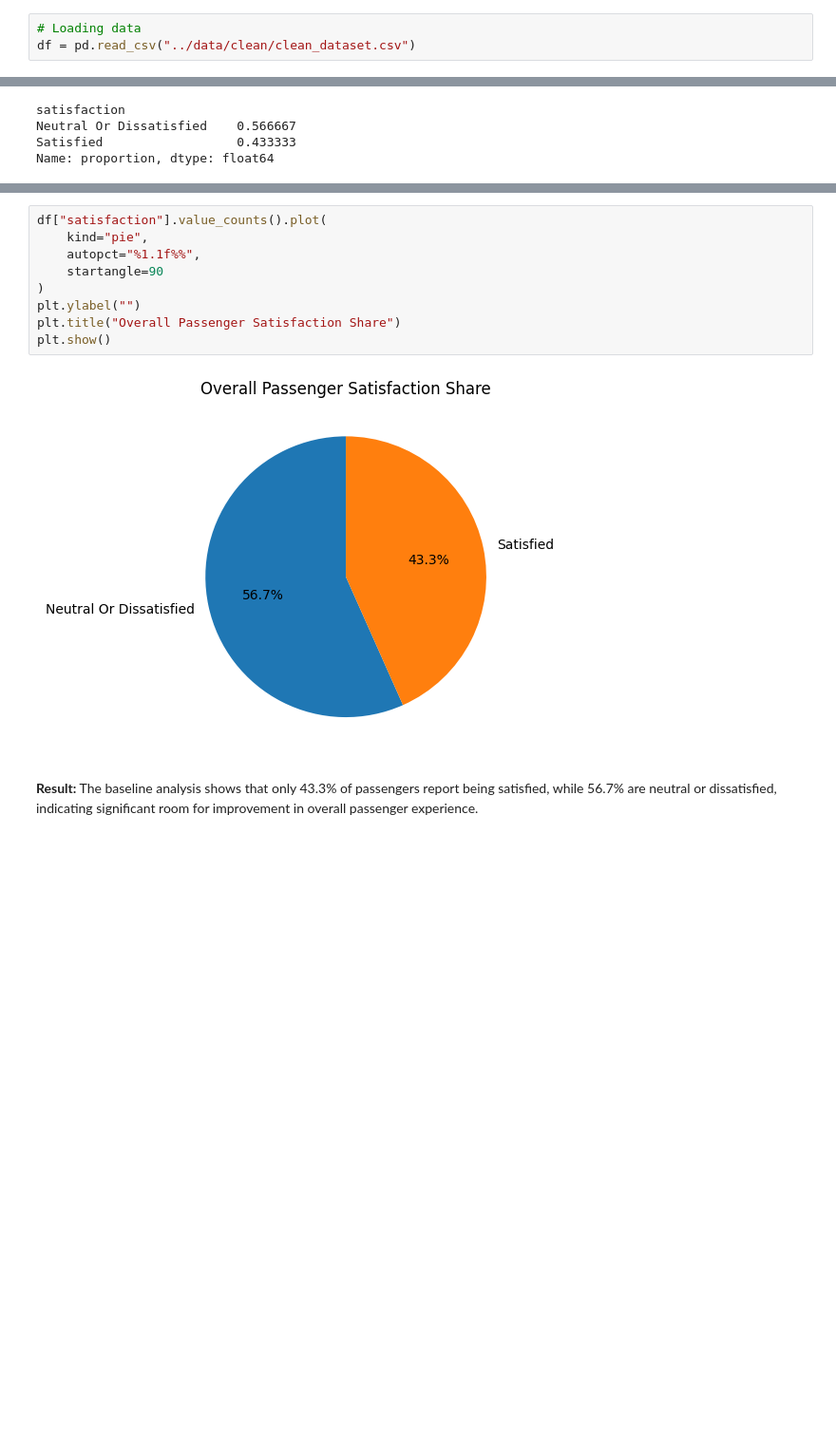
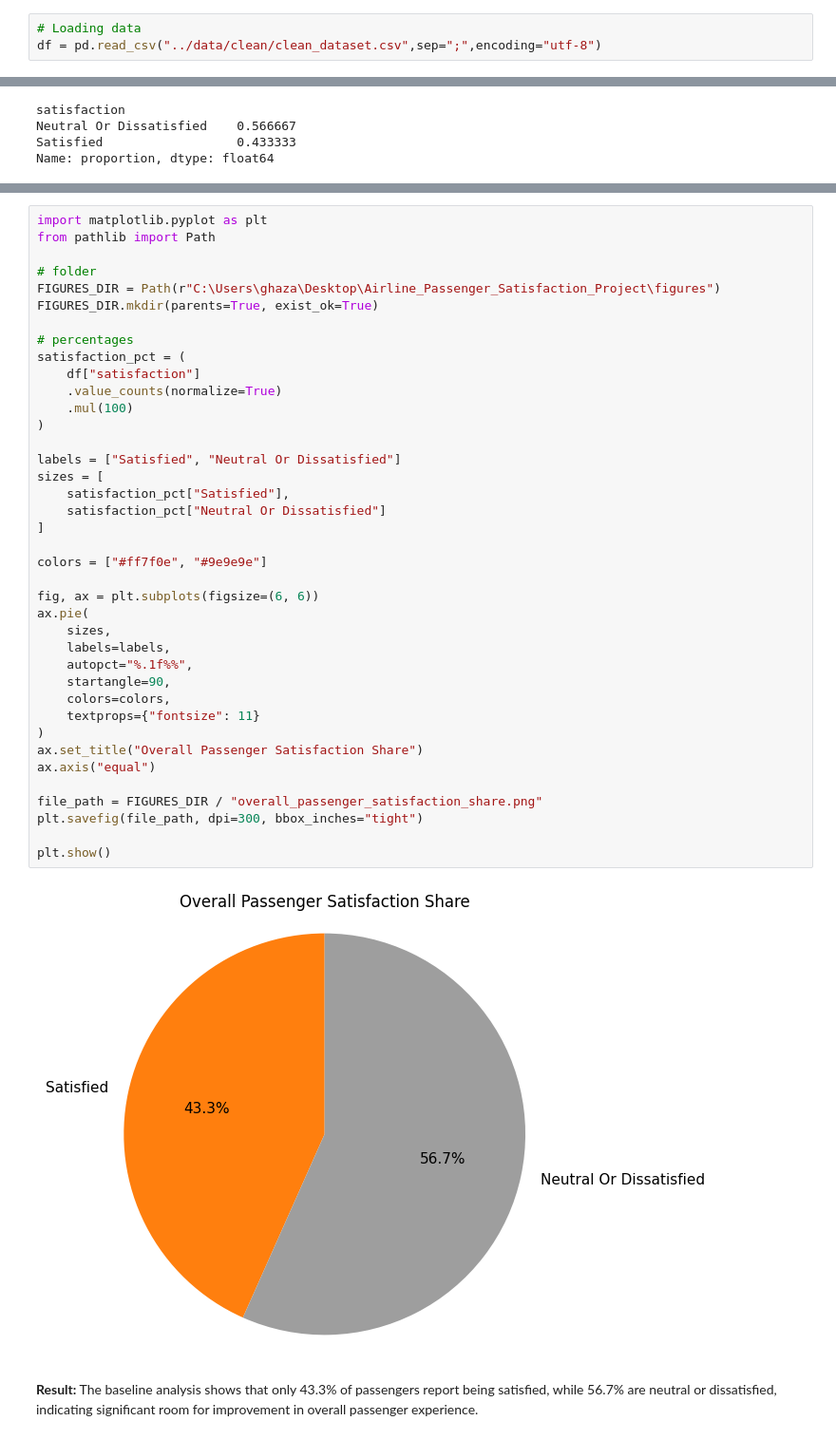
Before and after one commit to ghazal-hassanzadeh/Airline_Passenger_Satisfaction_Project, a Jupyter notebook: notebooks/EDA.ipynb, the cells around one changed output, grey strips where cells are left out. Shown at 95% size. Saved outputs shown, nothing was run; the diff lists cells and outputs as text; blank space fills up the shorter version.

```diff
--- a/notebooks/EDA.ipynb
+++ b/notebooks/EDA.ipynb
@@ -10,7 +10,7 @@ import matplotlib.pyplot as plt
 import seaborn as sns
 # %%
 # Loading data
-df = pd.read_csv("../data/clean/clean_dataset.csv")
+df = pd.read_csv("../data/clean/clean_dataset.csv",sep=";",encoding="utf-8")
 # %%
 df.shape
 # %% [output]
@@ -76,14 +114,44 @@ plt.show()
 # %%
-df["satisfaction"].value_counts().plot(
-    kind="pie",
-    autopct="%1.1f%%",
-    startangle=90
+import matplotlib.pyplot as plt
+from pathlib import Path
+
+# folder
+FIGURES_DIR = Path(r"C:\Users\ghaza\Desktop\Airline_Passenger_Satisfaction_Project\figures")
+FIGURES_DIR.mkdir(parents=True, exist_ok=True)
+
+# percentages
+satisfaction_pct = (
+    df["satisfaction"]
+    .value_counts(normalize=True)
+    .mul(100)
 )
-plt.ylabel("")
-plt.title("Overall Passenger Satisfaction Share")
+
+labels = ["Satisfied", "Neutral Or Dissatisfied"]
+sizes = [
+    satisfaction_pct["Satisfied"],
+    satisfaction_pct["Neutral Or Dissatisfied"]
+]
+
+colors = ["#ff7f0e", "#9e9e9e"]
+
+fig, ax = plt.subplots(figsize=(6, 6))
+ax.pie(
+    sizes,
+    labels=labels,
+    autopct="%.1f%%",
+    startangle=90,
+    colors=colors,
+    textprops={"fontsize": 11}
+)
+ax.set_title("Overall Passenger Satisfaction Share")
+ax.axis("equal")
+
+file_path = FIGURES_DIR / "overall_passenger_satisfaction_share.png"
+plt.savefig(file_path, dpi=300, bbox_inches="tight")
+
 plt.show()
 # %% [output]
-[figure, old version]
+[figure, new version]
 # %% [markdown]
 **Result:** The baseline analysis shows that only 43.3% of passengers report being satisfied, while 56.7% are neutral or dissatisfied, indicating significant room for improvement in overall passenger experience.
 # %% [markdown]
```
Also changed, not shown: parts of 71 cells of this notebook, 3 other files.
